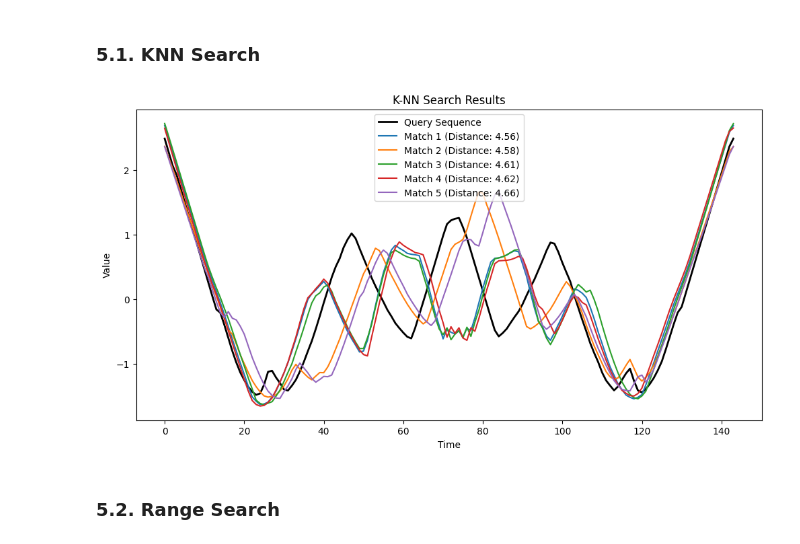
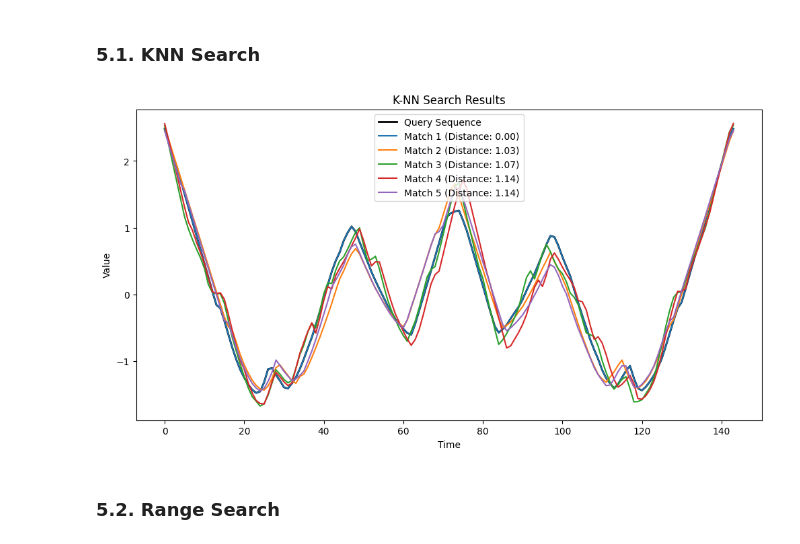
Before and after one commit to arturpescador/exact-indexing-of-dynamic-time-warping, a Jupyter notebook: notebook.ipynb, the cells around one changed output. Saved outputs shown, nothing was run; the diff lists cells and outputs as text; code cells hidden in the pictures.

```diff
--- a/notebook.ipynb
+++ b/notebook.ipynb
@@ -290,25 +293,25 @@ plt.show()
 # %%
 # Now, we will build the indexed structure with the training data
 indexed_structure = IndexedStructure(paa_size=16)
 
 # Inserting each training time series into the indexed structure
 for timeseries in train_features:
     indexed_structure.insert(timeseries)
 
 # Query sequence
 query_sequence = train_features[0]
 
 # Create PAA bounds for the query sequenced
 dim = 16
 U_hat, L_hat = create_paa_bounds(query_sequence, r, dim)
 
 # Perform the KNN search
-knn_search_results = knn_search(indexed_structure, query_sequence, k=5, U_hat=U_hat, L_hat=L_hat)
+knn_search_results = knn_search(indexed_structure, query_sequence, k=5)
 
 # Plot the matches
 plot_matches_knn_search(query_sequence, knn_search_results)
 # %% [output]
-[figure, old version]
+[figure, new version]
 # %% [markdown]
 ### 5.2. Range Search
 # %%
```
Also changed, not shown: parts of 11 cells of this notebook, 4 other files.
